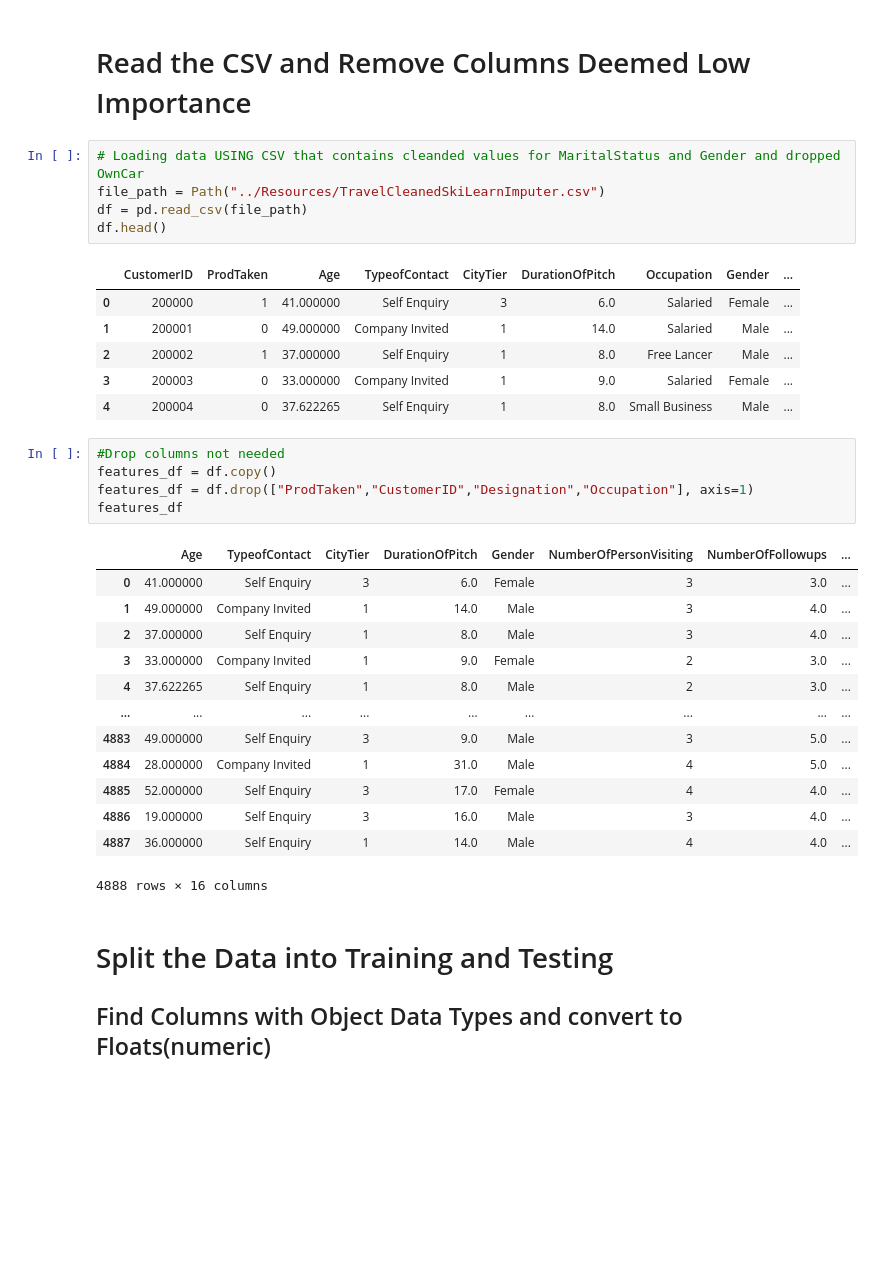
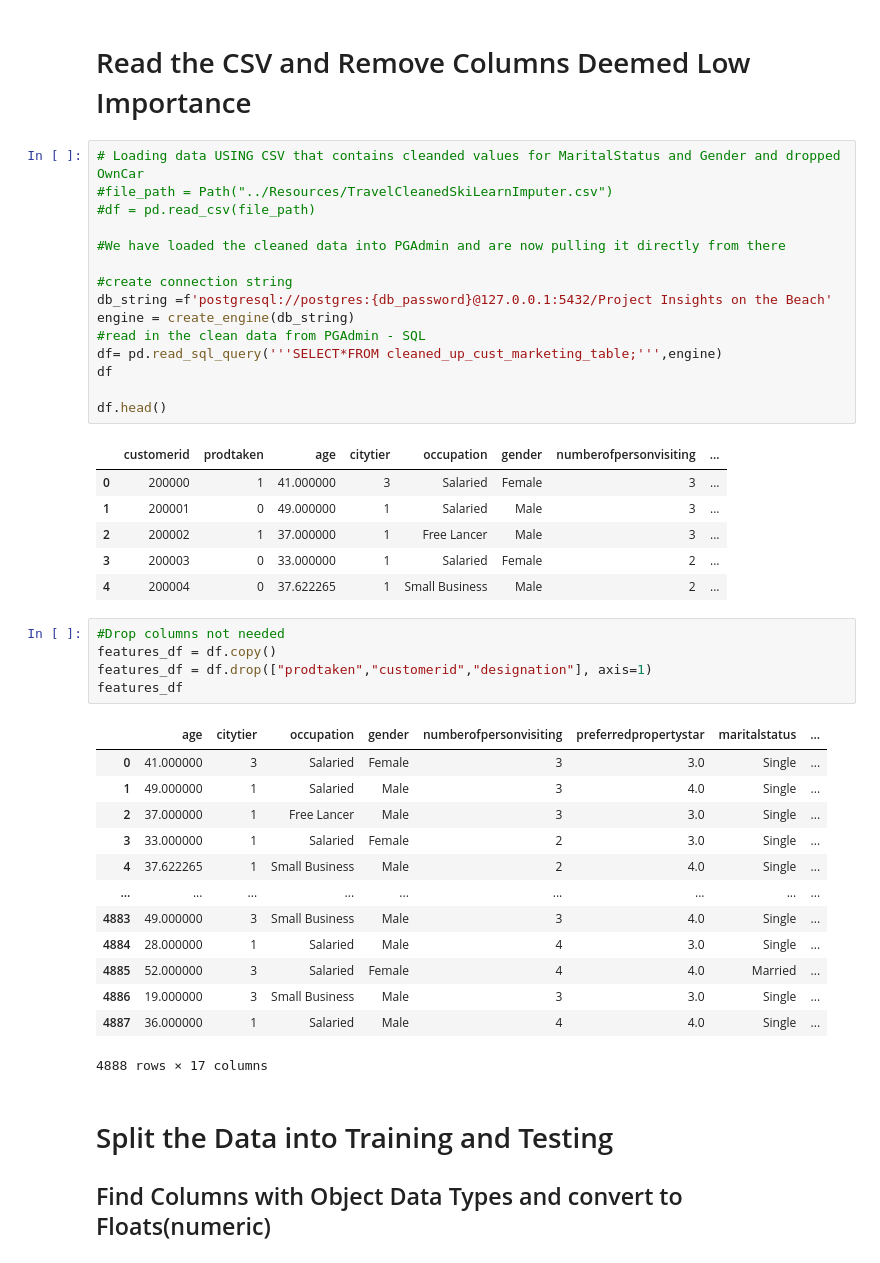
Before and after one commit to Cthompsonlbi/Team_Red, a Jupyter notebook: Notebooks/Insight_resampling.ipynb, the cells around one changed output. Saved outputs shown, nothing was run; the diff lists cells and outputs as text; blank space fills up the shorter version.

```diff
--- a/Notebooks/Insight_resampling.ipynb
+++ b/Notebooks/Insight_resampling.ipynb
@@ -29,35 +31,45 @@ from imblearn.under_sampling import ClusterCentroids
 # Read the CSV and Remove Columns Deemed Low Importance
 # %%
 # Loading data USING CSV that contains cleanded values for MaritalStatus and Gender and dropped OwnCar
-file_path = Path("../Resources/TravelCleanedSkiLearnImputer.csv")
-df = pd.read_csv(file_path)
+#file_path = Path("../Resources/TravelCleanedSkiLearnImputer.csv")
+#df = pd.read_csv(file_path)
+
+#We have loaded the cleaned data into PGAdmin and are now pulling it directly from there
+
+#create connection string
+db_string =f'postgresql://postgres:{db_password}@127.0.0.1:5432/Project Insights on the Beach'
+engine = create_engine(db_string)
+#read in the clean data from PGAdmin - SQL
+df= pd.read_sql_query('''SELECT*FROM cleaned_up_cust_marketing_table;''',engine)
+df
+
 df.head()
 # %% [output]
-|  | CustomerID | ProdTaken | Age | TypeofContact | CityTier | DurationOfPitch | Occupation | Gender | ... |
-| 0 | 200000 | 1 | 41.000000 | Self Enquiry | 3 | 6.0 | Salaried | Female | ... |
-| 1 | 200001 | 0 | 49.000000 | Company Invited | 1 | 14.0 | Salaried | Male | ... |
-| 2 | 200002 | 1 | 37.000000 | Self Enquiry | 1 | 8.0 | Free Lancer | Male | ... |
-| 3 | 200003 | 0 | 33.000000 | Company Invited | 1 | 9.0 | Salaried | Female | ... |
-| 4 | 200004 | 0 | 37.622265 | Self Enquiry | 1 | 8.0 | Small Business | Male | ... |
+|  | customerid | prodtaken | age | citytier | occupation | gender | numberofpersonvisiting | ... |
+| 0 | 200000 | 1 | 41.000000 | 3 | Salaried | Female | 3 | ... |
+| 1 | 200001 | 0 | 49.000000 | 1 | Salaried | Male | 3 | ... |
+| 2 | 200002 | 1 | 37.000000 | 1 | Free Lancer | Male | 3 | ... |
+| 3 | 200003 | 0 | 33.000000 | 1 | Salaried | Female | 2 | ... |
+| 4 | 200004 | 0 | 37.622265 | 1 | Small Business | Male | 2 | ... |
 # %%
 #Drop columns not needed
 features_df = df.copy()
-features_df = df.drop(["ProdTaken","CustomerID","Designation","Occupation"], axis=1)
+features_df = df.drop(["prodtaken","customerid","designation"], axis=1)
 features_df
 # %% [output]
-|  | Age | TypeofContact | CityTier | DurationOfPitch | Gender | NumberOfPersonVisiting | NumberOfFollowups | ... |
-| 0 | 41.000000 | Self Enquiry | 3 | 6.0 | Female | 3 | 3.0 | ... |
-| 1 | 49.000000 | Company Invited | 1 | 14.0 | Male | 3 | 4.0 | ... |
-| 2 | 37.000000 | Self Enquiry | 1 | 8.0 | Male | 3 | 4.0 | ... |
-| 3 | 33.000000 | Company Invited | 1 | 9.0 | Female | 2 | 3.0 | ... |
-| 4 | 37.622265 | Self Enquiry | 1 | 8.0 | Male | 2 | 3.0 | ... |
+|  | age | citytier | occupation | gender | numberofpersonvisiting | preferredpropertystar | maritalstatus | ... |
+| 0 | 41.000000 | 3 | Salaried | Female | 3 | 3.0 | Single | ... |
+| 1 | 49.000000 | 1 | Salaried | Male | 3 | 4.0 | Single | ... |
+| 2 | 37.000000 | 1 | Free Lancer | Male | 3 | 3.0 | Single | ... |
+| 3 | 33.000000 | 1 | Salaried | Female | 2 | 3.0 | Single | ... |
+| 4 | 37.622265 | 1 | Small Business | Male | 2 | 4.0 | Single | ... |
 | ... | ... | ... | ... | ... | ... | ... | ... | ... |
-| 4883 | 49.000000 | Self Enquiry | 3 | 9.0 | Male | 3 | 5.0 | ... |
-| 4884 | 28.000000 | Company Invited | 1 | 31.0 | Male | 4 | 5.0 | ... |
-| 4885 | 52.000000 | Self Enquiry | 3 | 17.0 | Female | 4 | 4.0 | ... |
-| 4886 | 19.000000 | Self Enquiry | 3 | 16.0 | Male | 3 | 4.0 | ... |
-| 4887 | 36.000000 | Self Enquiry | 1 | 14.0 | Male | 4 | 4.0 | ... |
+| 4883 | 49.000000 | 3 | Small Business | Male | 3 | 4.0 | Single | ... |
+| 4884 | 28.000000 | 1 | Salaried | Male | 4 | 3.0 | Single | ... |
+| 4885 | 52.000000 | 3 | Salaried | Female | 4 | 4.0 | Married | ... |
+| 4886 | 19.000000 | 3 | Small Business | Male | 3 | 3.0 | Single | ... |
+| 4887 | 36.000000 | 1 | Salaried | Male | 4 | 4.0 | Single | ... |
-4888 rows × 16 columns
+4888 rows × 17 columns
 # %% [markdown]
 # Split the Data into Training and Testing
 ## Find Columns with Object Data Types and convert to Floats(numeric)
```
Also changed, not shown: parts of 33 cells of this notebook, 4 other files.
